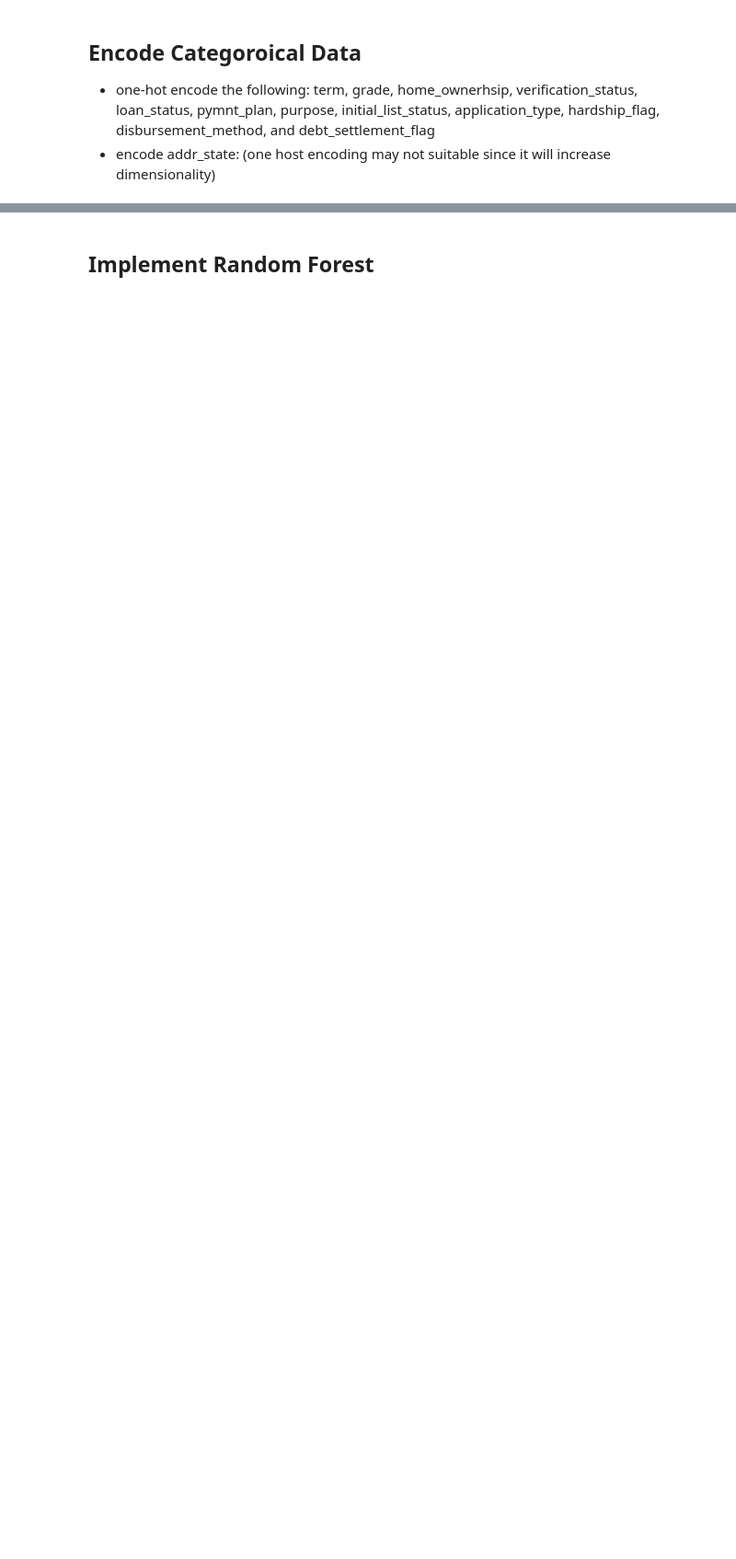
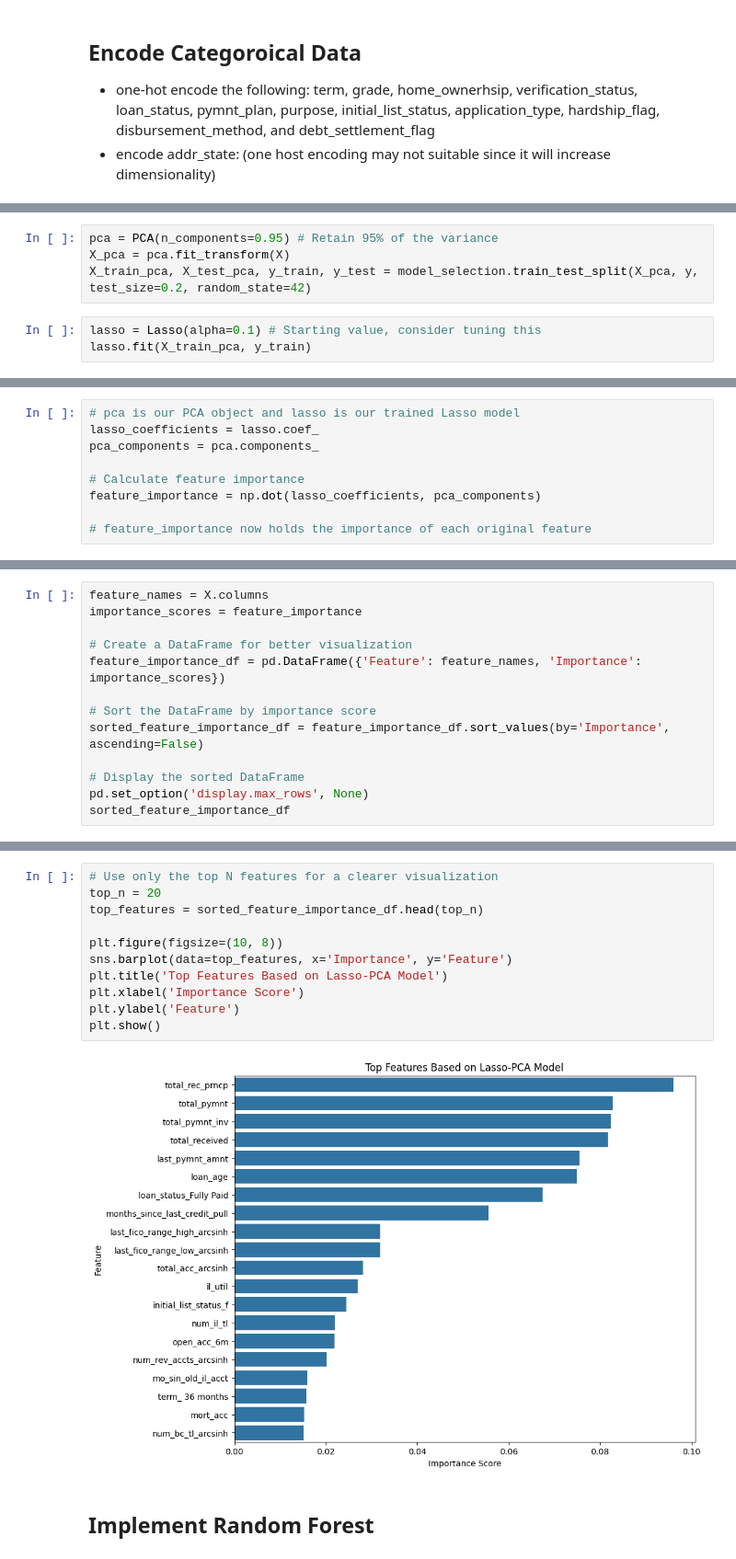
Before and after one commit to aryonna-rice/488-team-assignment-2, a Jupyter notebook: notebooks/aryonna-notebook.ipynb, the cells around one changed output, grey strips where cells are left out. Shown at 92% size. Drawn from its saved outputs; the diff is of its cells as text; blank space fills up the shorter version.

```diff
--- a/notebooks/aryonna-notebook.ipynb
+++ b/notebooks/aryonna-notebook.ipynb
@@ -286,0 +354,7 @@ plt.show()
+# %%
+pca = PCA(n_components=0.95) # Retain 95% of the variance
+X_pca = pca.fit_transform(X)
+X_train_pca, X_test_pca, y_train, y_test = model_selection.train_test_split(X_pca, y, test_size=0.2, random_state=42)
+# %%
+lasso = Lasso(alpha=0.1) # Starting value, consider tuning this
+lasso.fit(X_train_pca, y_train)
@@ -286,0 +382,9 @@ plt.show()
+# %%
+# pca is our PCA object and lasso is our trained Lasso model
+lasso_coefficients = lasso.coef_
+pca_components = pca.components_
+
+# Calculate feature importance
+feature_importance = np.dot(lasso_coefficients, pca_components)
+
+# feature_importance now holds the importance of each original feature
@@ -286,0 +393,13 @@ plt.show()
+# %%
+feature_names = X.columns
+importance_scores = feature_importance
+
+# Create a DataFrame for better visualization
+feature_importance_df = pd.DataFrame({'Feature': feature_names, 'Importance': importance_scores})
+
+# Sort the DataFrame by importance score
+sorted_feature_importance_df = feature_importance_df.sort_values(by='Importance', ascending=False)
+
+# Display the sorted DataFrame
+pd.set_option('display.max_rows', None)
+sorted_feature_importance_df
@@ -287,2 +408,15 @@ plt.show()
+# %%
+# Use only the top N features for a clearer visualization
+top_n = 20
+top_features = sorted_feature_importance_df.head(top_n)
+
+plt.figure(figsize=(10, 8))
+sns.barplot(data=top_features, x='Importance', y='Feature')
+plt.title('Top Features Based on Lasso-PCA Model')
+plt.xlabel('Importance Score')
+plt.ylabel('Feature')
+plt.show()
+# %% [output]
+[figure, added]
 # %% [markdown]
 ## Implement Random Forest
```
Also changed, not shown: parts of 82 cells of this notebook, 1 other file.
